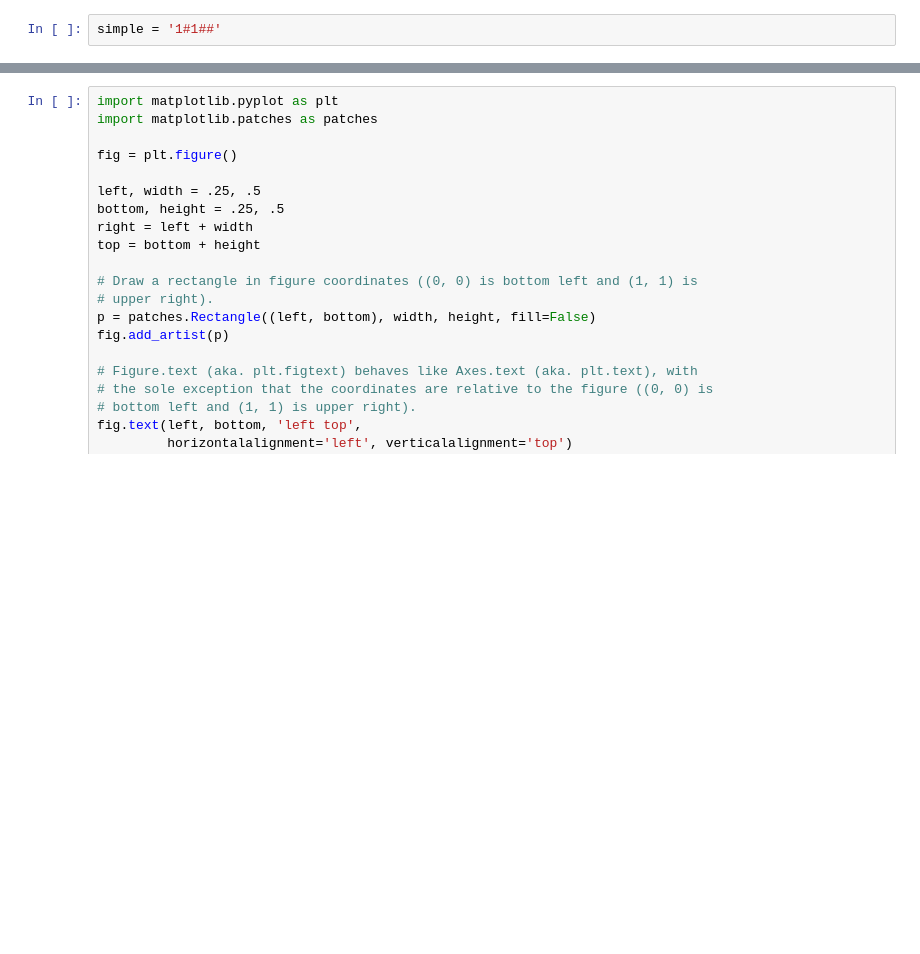
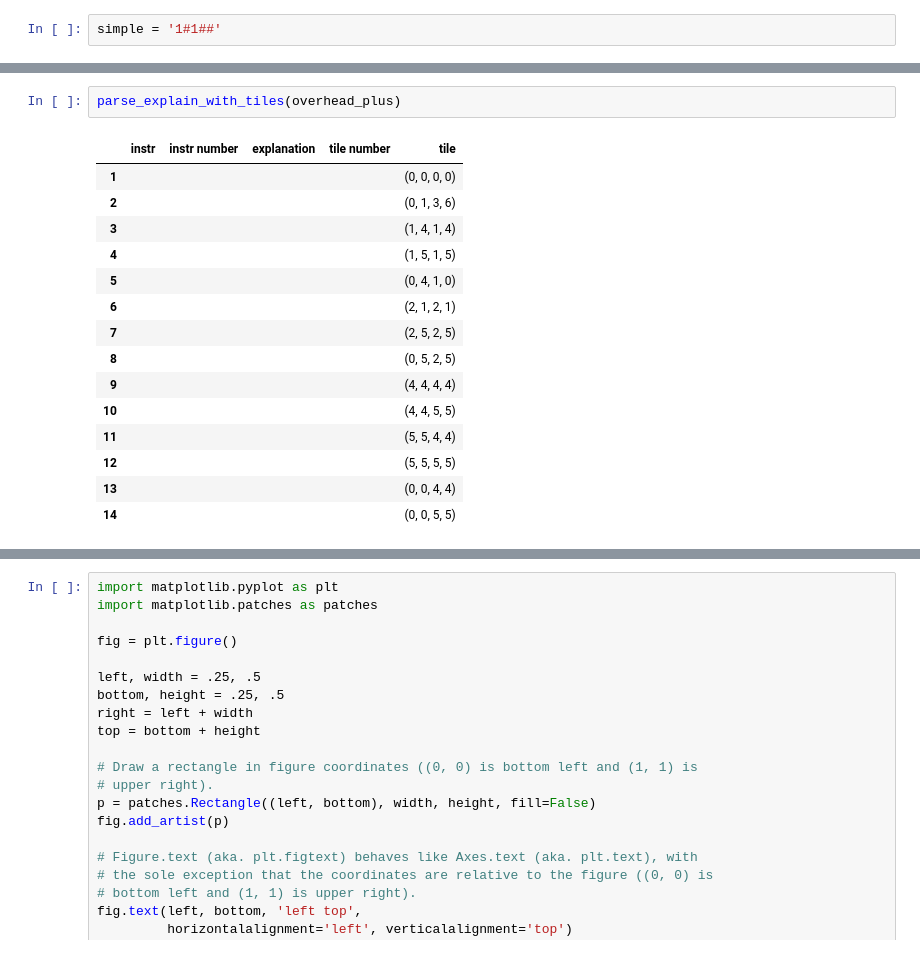
Before and after one commit to lmoss/onesharp, a Jupyter notebook: tiles.ipynb, the cells around one changed output, grey strips where cells are left out. Drawn from its saved outputs; the diff is of its cells as text; blank space fills up the shorter version.

```diff
--- a/tiles.ipynb
+++ b/tiles.ipynb
@@ -48 +113,19 @@ def add_tiles(parsed_prog):
+# %%
+parse_explain_with_tiles(overhead_plus)
+# %% [output]
+|  | instr | instr number | explanation | tile number | tile |
+| 1 |  |  |  |  | (0, 0, 0, 0) |
+| 2 |  |  |  |  | (0, 1, 3, 6) |
+| 3 |  |  |  |  | (1, 4, 1, 4) |
+| 4 |  |  |  |  | (1, 5, 1, 5) |
+| 5 |  |  |  |  | (0, 4, 1, 0) |
+| 6 |  |  |  |  | (2, 1, 2, 1) |
+| 7 |  |  |  |  | (2, 5, 2, 5) |
+| 8 |  |  |  |  | (0, 5, 2, 5) |
+| 9 |  |  |  |  | (4, 4, 4, 4) |
+| 10 |  |  |  |  | (4, 4, 5, 5) |
+| 11 |  |  |  |  | (5, 5, 4, 4) |
+| 12 |  |  |  |  | (5, 5, 5, 5) |
+| 13 |  |  |  |  | (0, 0, 4, 4) |
+| 14 |  |  |  |  | (0, 0, 5, 5) |
 # %%
```
Also changed, not shown: parts of 11 cells of this notebook.
